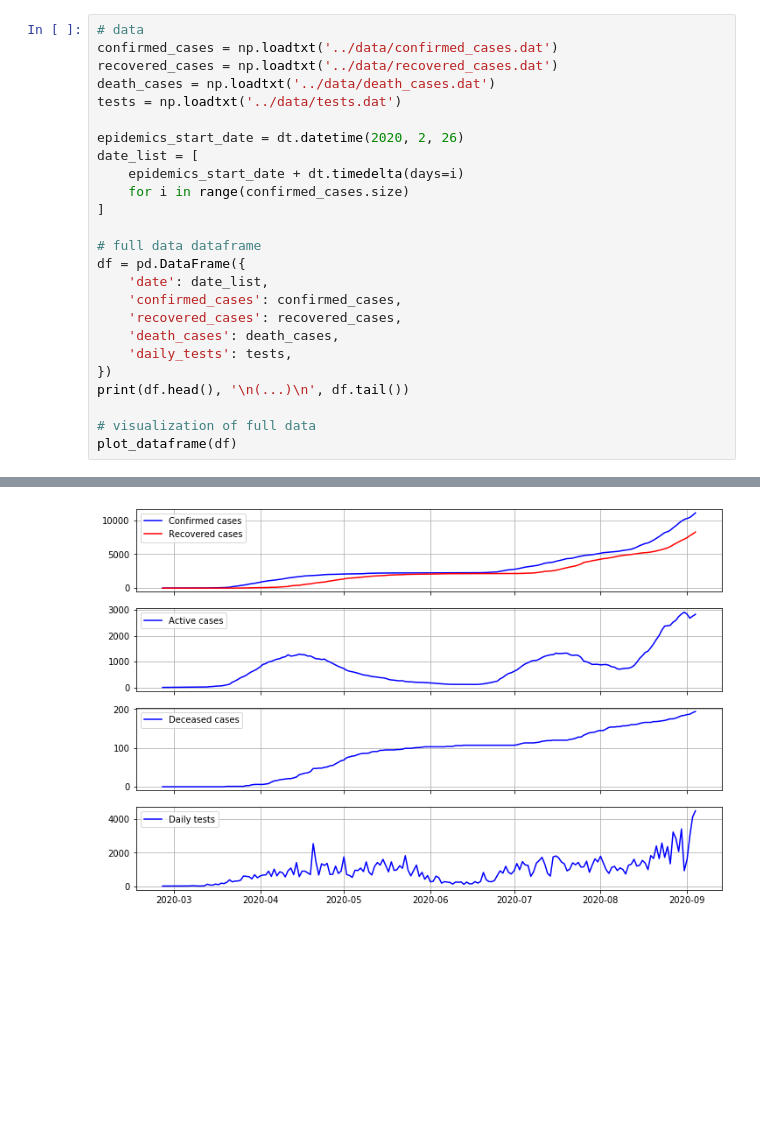
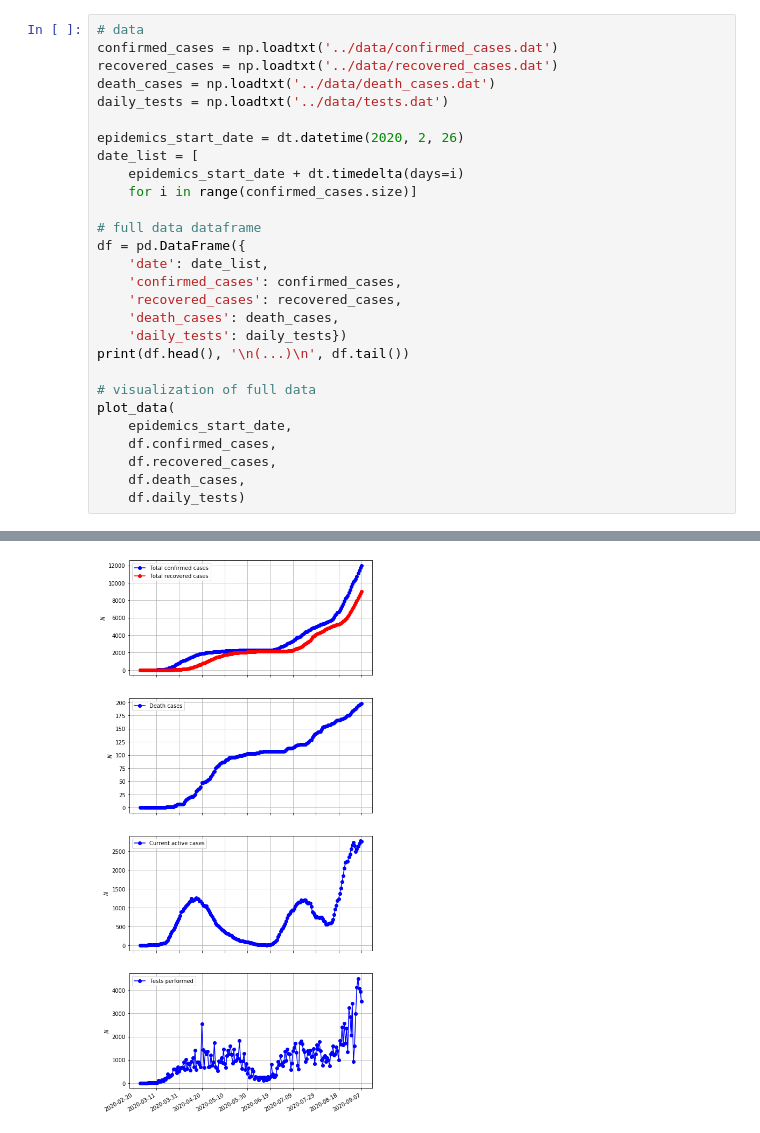
Before and after one commit to akapet00/coropy, a Jupyter notebook: sandbox/02-Second-Wave-Curve-Fitting.ipynb, the cells around one changed output, grey strips where cells are left out. Cells and saved outputs as stored; diff of their text form; blank space fills up the shorter version.

```diff
--- a/sandbox/02-Second-Wave-Curve-Fitting.ipynb
+++ b/sandbox/02-Second-Wave-Curve-Fitting.ipynb
@@ -64,13 +17,12 @@ def plot_dataframe(df):
 confirmed_cases = np.loadtxt('../data/confirmed_cases.dat')
 recovered_cases = np.loadtxt('../data/recovered_cases.dat')
 death_cases = np.loadtxt('../data/death_cases.dat')
-tests = np.loadtxt('../data/tests.dat')
+daily_tests = np.loadtxt('../data/tests.dat')
 
 epidemics_start_date = dt.datetime(2020, 2, 26)
 date_list = [
     epidemics_start_date + dt.timedelta(days=i)
-    for i in range(confirmed_cases.size)
-]
+    for i in range(confirmed_cases.size)]
 
 # full data dataframe
 df = pd.DataFrame({
@@ -78,12 +30,16 @@ df = pd.DataFrame({
     'confirmed_cases': confirmed_cases,
     'recovered_cases': recovered_cases,
     'death_cases': death_cases,
-    'daily_tests': tests,
-})
+    'daily_tests': daily_tests})
 print(df.head(), '\n(...)\n', df.tail())
 
 # visualization of full data
-plot_dataframe(df)
+plot_data(
+    epidemics_start_date,
+    df.confirmed_cases,
+    df.recovered_cases,
+    df.death_cases,
+    df.daily_tests)
 # %% [output]
         date  confirmed_cases  recovered_cases  death_cases  daily_tests
 0 2020-02-26              1.0              0.0          0.0          8.0
@@ -101,3 +57,3 @@ plot_dataframe(df)
-[figure, old version]
+[figure, new version]
 # %%
 # second wave data dataframe
```
Also changed, not shown: parts of 10 cells of this notebook, 7 other files.
